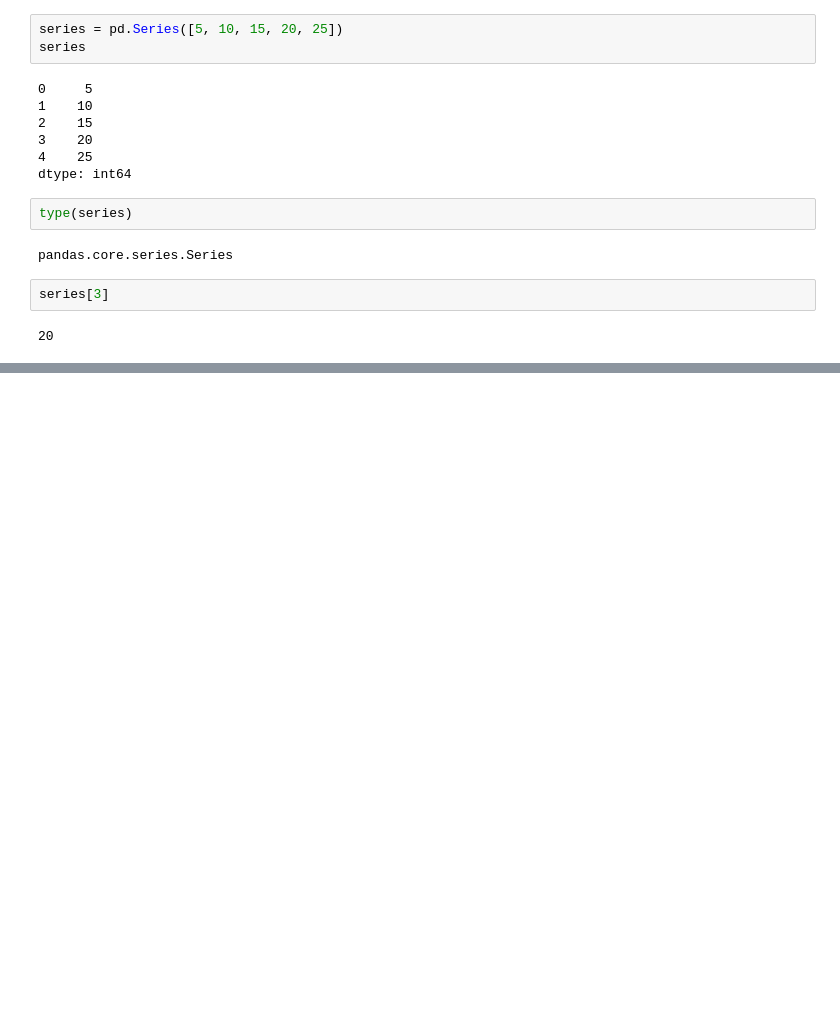
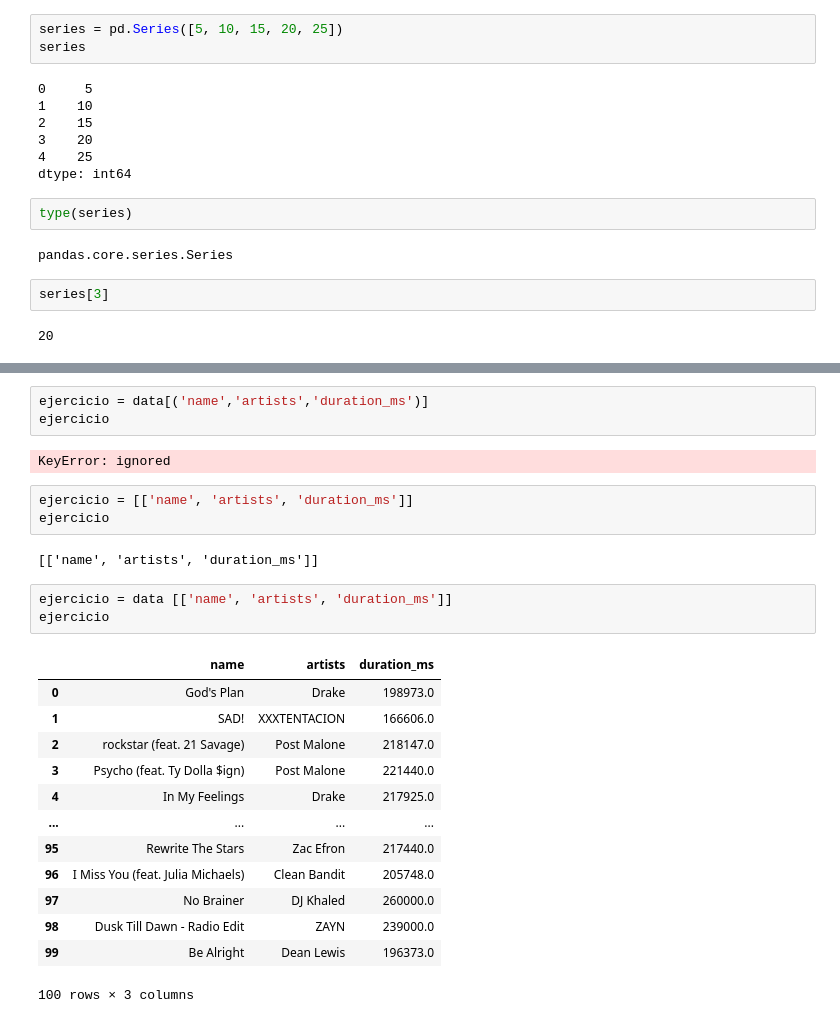
Before and after one commit to arizomo/Numpy, a Jupyter notebook: pandas.ipynb, the cells around one changed output, grey strips where cells are left out. Drawn from its saved outputs; the diff is of its cells as text; blank space fills up the shorter version.

```diff
--- a/pandas.ipynb
+++ b/pandas.ipynb
@@ -22,0 +181,27 @@ series[3]
+# %%
+ejercicio = data[('name','artists','duration_ms')]
+ejercicio
+# %% [output]
+KeyError: ignored
+# %%
+ejercicio = [['name', 'artists', 'duration_ms']]
+ejercicio
+# %% [output]
+[['name', 'artists', 'duration_ms']]
+# %%
+ejercicio = data [['name', 'artists', 'duration_ms']]
+ejercicio
+# %% [output]
+|  | name | artists | duration_ms |
+| 0 | God's Plan | Drake | 198973.0 |
+| 1 | SAD! | XXXTENTACION | 166606.0 |
+| 2 | rockstar (feat. 21 Savage) | Post Malone | 218147.0 |
+| 3 | Psycho (feat. Ty Dolla $ign) | Post Malone | 221440.0 |
+| 4 | In My Feelings | Drake | 217925.0 |
+| ... | ... | ... | ... |
+| 95 | Rewrite The Stars | Zac Efron | 217440.0 |
+| 96 | I Miss You (feat. Julia Michaels) | Clean Bandit | 205748.0 |
+| 97 | No Brainer | DJ Khaled | 260000.0 |
+| 98 | Dusk Till Dawn - Radio Edit | ZAYN | 239000.0 |
+| 99 | Be Alright | Dean Lewis | 196373.0 |
+100 rows × 3 columns
```
Also changed, not shown: parts of 15 cells of this notebook.
